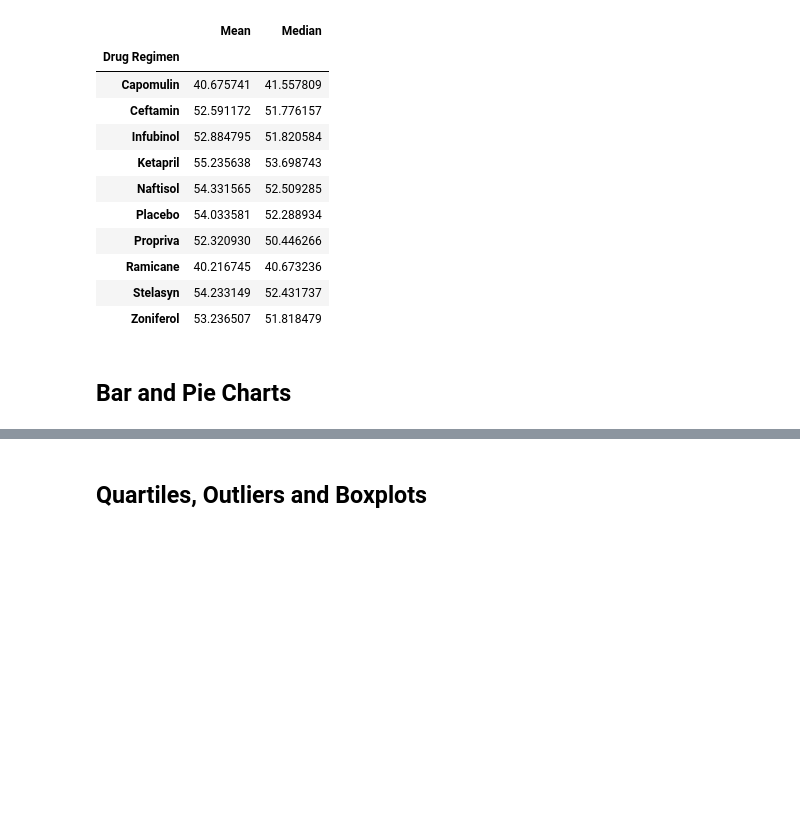
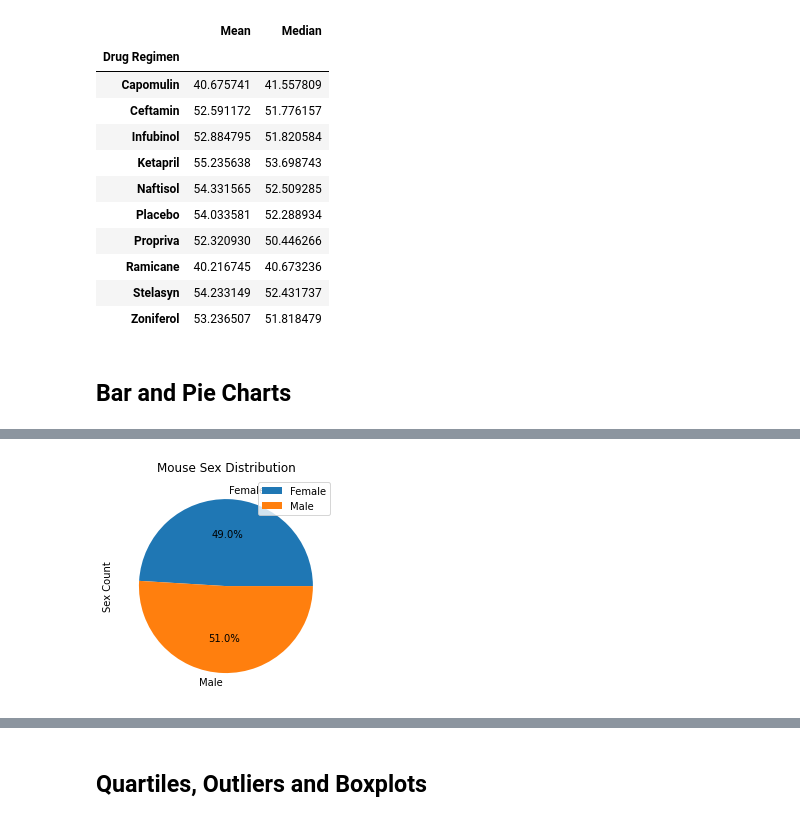
Before and after one commit to RuthlessNative/05-matplotlib-pymaceuticals, a Jupyter notebook: Pymaceuticals.ipynb, the cells around one changed output, grey strips where cells are left out. Drawn from its saved outputs; the diff is of its cells as text; code cells hidden in the pictures; blank space fills up the shorter version.

```diff
--- a/Pymaceuticals.ipynb
+++ b/Pymaceuticals.ipynb
@@ -167 +181,14 @@ y_axis
+# %%
+# Generate a pie plot showing the distribution of female versus male mice using pandas
+clean_comb_data_gp_sex = clean_comb_data.groupby(["Sex"]).count()["Mouse ID"]
+
+sex = clean_comb_data_gp_sex.index.to_list()
+sex_count = clean_comb_data_gp_sex.to_list()
+
+sex_count_df = pd.DataFrame({"Sex Count": sex_count}
+                           , index = sex)
+
+plot = sex_count_df.plot.pie(y = "Sex Count", title = "Mouse Sex Distribution", autopct="%1.1f%%")
+# %% [output]
+[figure, added]
 # %%
```
Also changed, not shown: parts of 5 cells of this notebook.
